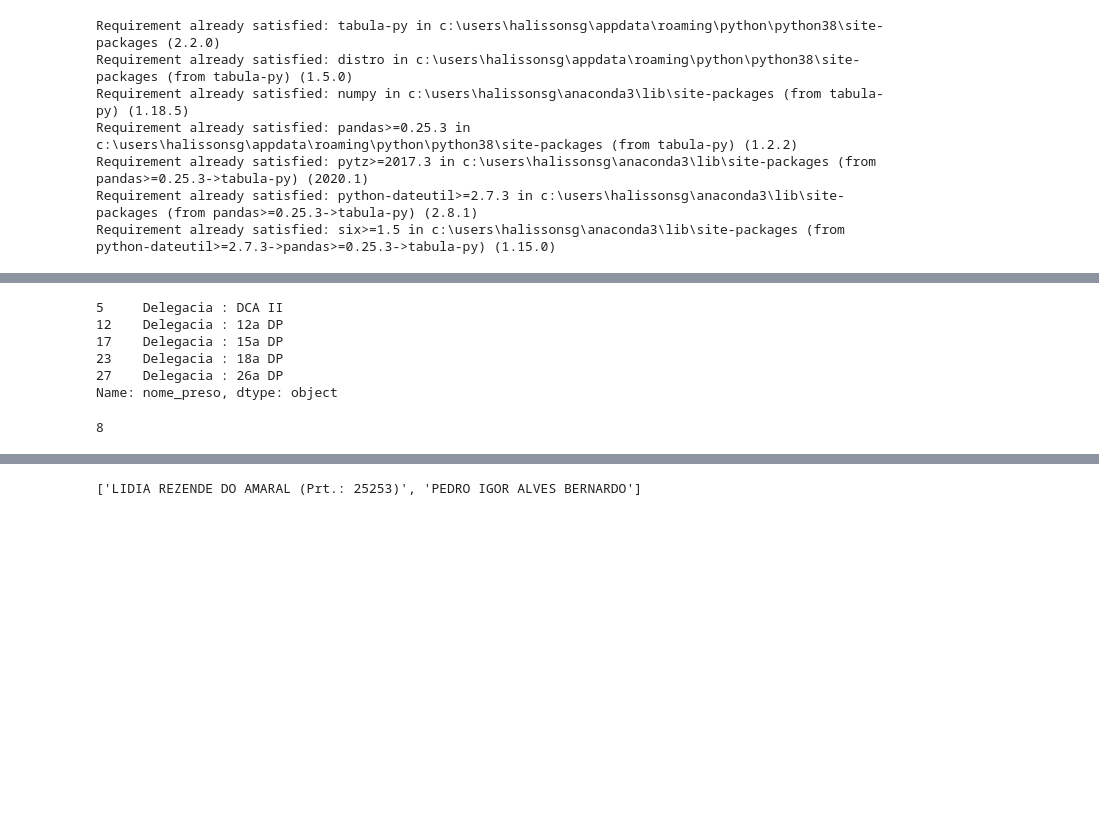
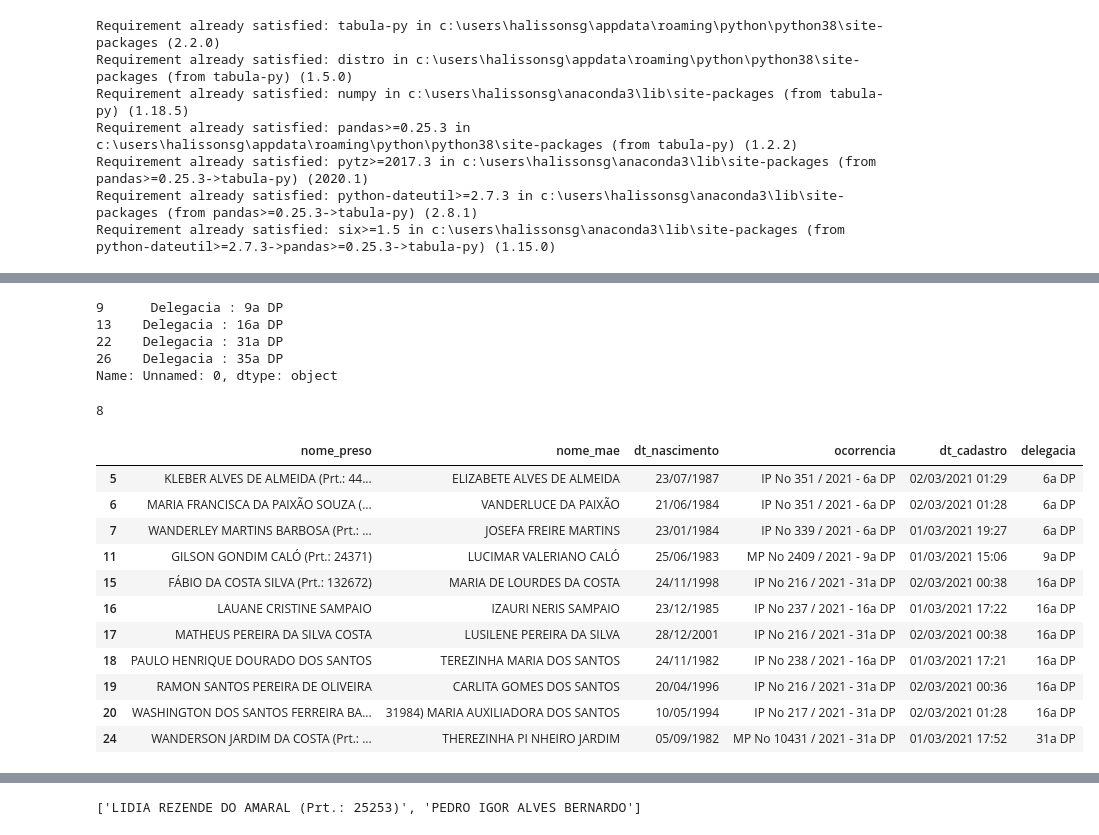
Before and after one commit to halisson-gomides/delivery-dp, a Jupyter notebook: teste_tabulapy.ipynb, the cells around one changed output, grey strips where cells are left out. Drawn from its saved outputs; the diff is of its cells as text; code cells hidden in the pictures; blank space fills up the shorter version.

```diff
--- a/teste_tabulapy.ipynb
+++ b/teste_tabulapy.ipynb
@@ -89,7 +90,7 @@ dfs[1]
 # %%
 df_delegacias = dfs[1].iloc[:,0].where(dfs[1].iloc[:, 0].str.contains('^Delegacia', na=False)).dropna()
 
-# idx_del = df_delegacias.index.to_list()
+idx_del = df_delegacias.index.to_list()
 # df_delegacias.index.max()
 # df_delegacias.iloc[-1].split(' : ')[1]
 
@@ -100,12 +101,11 @@ df_delegacias = dfs[1].iloc[:,0].where(dfs[1].iloc[:, 0].str.contains('^Delegaci
 # s_delegacia
 df_delegacias
 # %% [output]
-5     Delegacia : DCA II
-12    Delegacia : 12a DP
-17    Delegacia : 15a DP
-23    Delegacia : 18a DP
-27    Delegacia : 26a DP
-Name: nome_preso, dtype: object
+9      Delegacia : 9a DP
+13    Delegacia : 16a DP
+22    Delegacia : 31a DP
+26    Delegacia : 35a DP
+Name: Unnamed: 0, dtype: object
 # %%
 def verifica_presos_folha_anterior(df_folha_atual, df_delegacias):
 
@@ -138,7 +138,20 @@ while True:
         primeiro = next_val
 #         next_val = next(lista, 'fim')
 # %%
-dfs[2]
+dfs[1]
+# %% [output]
+|  | nome_preso | nome_mae | dt_nascimento | ocorrencia | dt_cadastro | delegacia |
+| 5 | KLEBER ALVES DE ALMEIDA (Prt.: 44... | ELIZABETE ALVES DE ALMEIDA | 23/07/1987 | IP No 351 / 2021 - 6a DP | 02/03/2021 01:29 | 6a DP |
+| 6 | MARIA FRANCISCA DA PAIXÃO SOUZA (... | VANDERLUCE DA PAIXÃO | 21/06/1984 | IP No 351 / 2021 - 6a DP | 02/03/2021 01:28 | 6a DP |
+| 7 | WANDERLEY MARTINS BARBOSA (Prt.: ... | JOSEFA FREIRE MARTINS | 23/01/1984 | IP No 339 / 2021 - 6a DP | 01/03/2021 19:27 | 6a DP |
+| 11 | GILSON GONDIM CALÓ (Prt.: 24371) | LUCIMAR VALERIANO CALÓ | 25/06/1983 | MP No 2409 / 2021 - 9a DP | 01/03/2021 15:06 | 9a DP |
+| 15 | FÁBIO DA COSTA SILVA (Prt.: 132672) | MARIA DE LOURDES DA COSTA | 24/11/1998 | IP No 216 / 2021 - 31a DP | 02/03/2021 00:38 | 16a DP |
+| 16 | LAUANE CRISTINE SAMPAIO | IZAURI NERIS SAMPAIO | 23/12/1985 | IP No 237 / 2021 - 16a DP | 01/03/2021 17:22 | 16a DP |
+| 17 | MATHEUS PEREIRA DA SILVA COSTA | LUSILENE PEREIRA DA SILVA | 28/12/2001 | IP No 216 / 2021 - 31a DP | 02/03/2021 00:38 | 16a DP |
+| 18 | PAULO HENRIQUE DOURADO DOS SANTOS | TEREZINHA MARIA DOS SANTOS | 24/11/1982 | IP No 238 / 2021 - 16a DP | 01/03/2021 17:21 | 16a DP |
+| 19 | RAMON SANTOS PEREIRA DE OLIVEIRA | CARLITA GOMES DOS SANTOS | 20/04/1996 | IP No 216 / 2021 - 31a DP | 02/03/2021 00:36 | 16a DP |
+| 20 | WASHINGTON DOS SANTOS FERREIRA BA... | 31984) MARIA AUXILIADORA DOS SANTOS | 10/05/1994 | IP No 217 / 2021 - 31a DP | 02/03/2021 01:28 | 16a DP |
+| 24 | WANDERSON JARDIM DA COSTA (Prt.: ... | THEREZINHA PI NHEIRO JARDIM | 05/09/1982 | MP No 10431 / 2021 - 31a DP | 01/03/2021 17:52 | 31a DP |
 # %%
 def trata_df_pdf(dfs_list):
 
```
Also changed, not shown: parts of 27 cells of this notebook, 1 other file.
